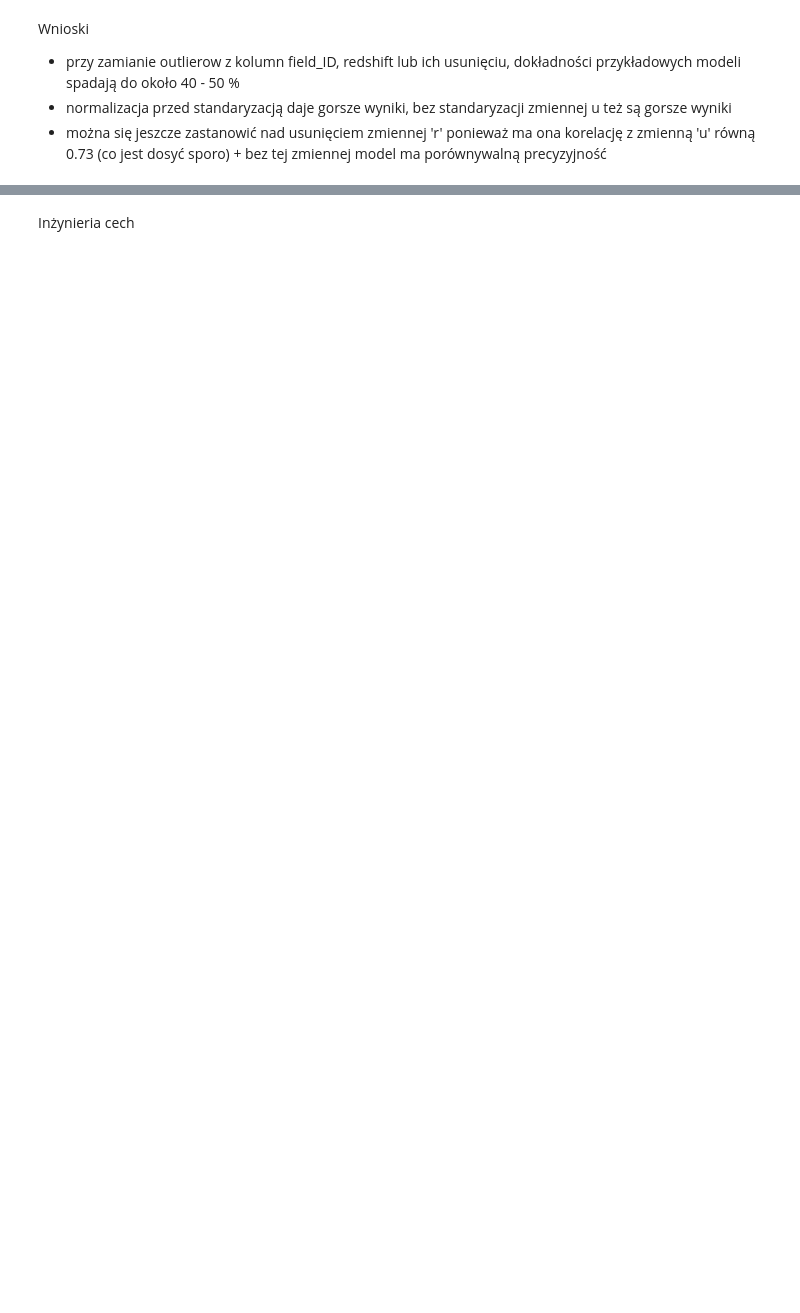
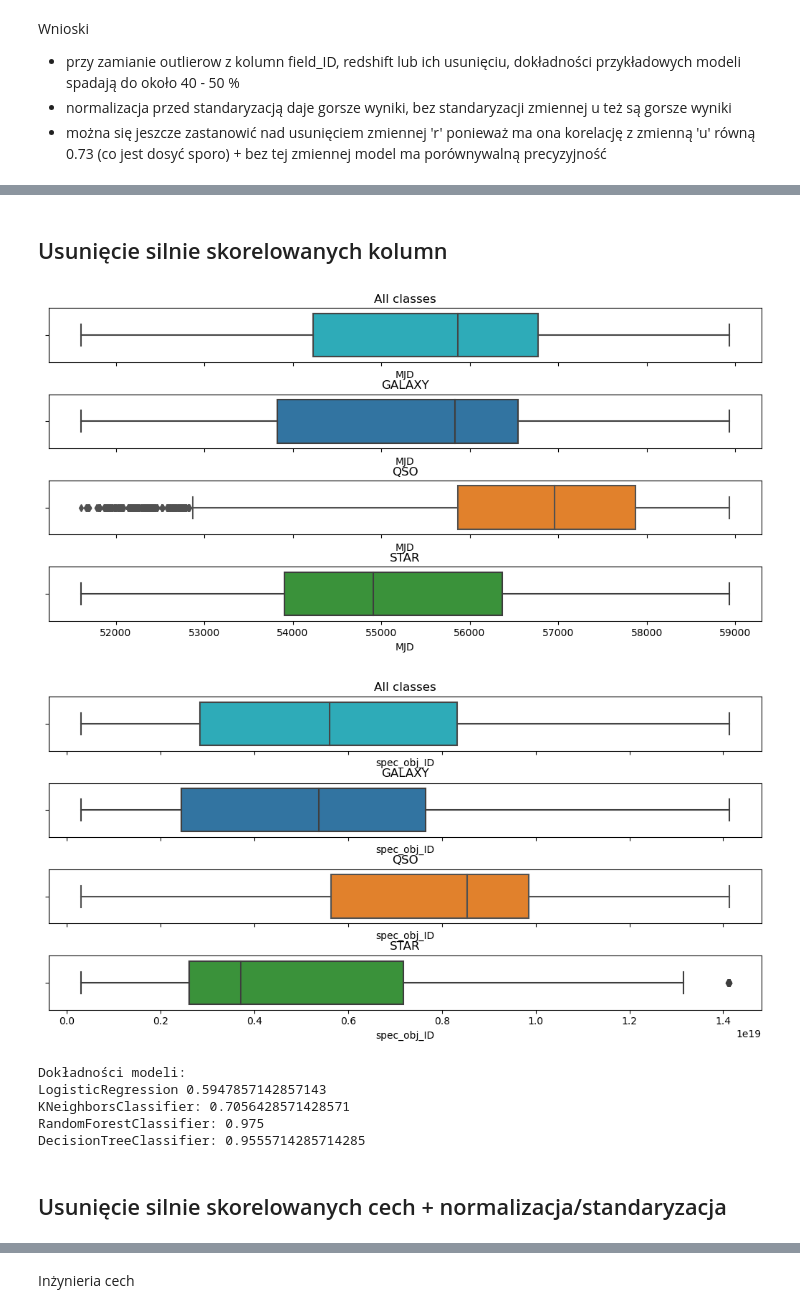
Before and after one commit to malgosiam2/WUM-Klasyfikacja, a Jupyter notebook: FeatureEngineering/budowa_krok_2_4.ipynb, the cells around one changed output, grey strips where cells are left out. Saved outputs shown, nothing was run; the diff lists cells and outputs as text; code cells hidden in the pictures; blank space fills up the shorter version.

```diff
--- a/FeatureEngineering/budowa_krok_2_4.ipynb
+++ b/FeatureEngineering/budowa_krok_2_4.ipynb
@@ -75,22 +126,22 @@ development_unit_df.head()
 # %% [markdown]
 ### Używane funkcje
 # %%
-def standard_distribution_info(variable_name):
-    fig, ax = plt.subplots(4, 1, figsize=(10, 10))
+def standard_distribution_info(variable_name, shareX):
+    fig, ax = plt.subplots(4, 1, sharex=shareX, figsize=(10, 5))
     sns.histplot(data=df, x=variable_name, color='#17becf', ax=ax[0]).set(title='All classes')
     sns.histplot(data=df[df['class']=='GALAXY'], x=variable_name, color='#1f77b4', ax=ax[1]).set(title='GALAXY')
     sns.histplot(data=df[df['class']=='QSO'], x=variable_name, color='#ff7f0e', ax=ax[2]).set(title='QSO')
     sns.histplot(data=df[df['class']=='STAR'], x=variable_name, color='#2ca02c', ax=ax[3]).set(title='STAR')
-    fig.tight_layout(pad=5.0)
+    fig.tight_layout(pad=0.0)
     fig.show()
 
-def standard_boxplot_info(variable_namem, show_text):
-    fig, ax = plt.subplots(4, 1, figsize=(10, 10))
+def standard_boxplot_info(variable_name, show_text):
+    fig, ax = plt.subplots(4, 1, sharex=True, figsize=(10, 5))
     sns.boxplot(data=df, x=variable_name, color='#17becf', ax=ax[0]).set(title='All classes')
     sns.boxplot(data=df[df['class']=='GALAXY'], x=variable_name, color='#1f77b4', ax=ax[1]).set(title='GALAXY')
     sns.boxplot(data=df[df['class']=='QSO'], x=variable_name, color='#ff7f0e', ax=ax[2]).set(title='QSO')
     sns.boxplot(data=df[df['class']=='STAR'], x=variable_name, color='#2ca02c', ax=ax[3]).set(title='STAR')
-    fig.tight_layout(pad=5.0)
+    fig.tight_layout(pad=0.0)
     fig.show()
     if (show_text):
         boxplot_info(variable_name)
@@ -191,11 +242,23 @@ def test_models(df):
     accuracy = accuracy_score(y_test, y_pred)
     print("RandomForestClassifier:", accuracy)
 
-    model = DecisionTreeClassifier(random_state=42)  # Ustawiamy random_state dla powtarzalności wyników
+    model = DecisionTreeClassifier(random_state=42)
     model.fit(X_train, y_train)
     y_pred = model.predict(X_test)
     accuracy = accuracy_score(y_test, y_pred)
     print("DecisionTreeClassifier:", accuracy)
+
+#     model = svm.SVC(kernel='linear')
+#     model.fit(X_train, y_train)
+#     y_pred = model.predict(X_test)
+#     accuracy = accuracy_score(y_test, y_pred)
+#     print("SVC:", accuracy)
+
+#     model = MLPClassifier(solver='lbfgs', alpha=1e-5, hidden_layer_sizes=(5, 2), random_state=42)
+#     model.fit(X_train, y_train)
+#     y_pred = model.predict(X_test)
+#     accuracy = accuracy_score(y_test, y_pred)
+#     print("MLPClassifier:", accuracy)
 # %% [markdown]
 # Inżynieria cech
 # %% [markdown]
@@ -331,0 +438,38 @@ modeli spadają do około 40 - 50 %
+# %% [markdown]
+## Usunięcie silnie skorelowanych kolumn
+# %%
+df = development_unit_df.copy()
+standard_boxplot_info('MJD', False)
+standard_boxplot_info('spec_obj_ID', False)
+# %% [output]
+[figure, added]
+[figure, added]
+# %%
+# Tworzenie kopii ramki danych
+df = development_unit_df.copy()
+
+# Modefikowanie cech
+
+# Usuwanie kolumn
+df = df.drop(['MJD'], axis = 1)
+df = df.drop(['g', 'r', 'i', 'z'], axis = 1)
+
+# Korekta outlierów
+
+# Zrównoważenie
+
+# Normalizacja
+
+# Standaryzacja
+
+# Informacje o ramce danych
+
+test_models(df)
+# %% [output]
+Dokładności modeli:
+LogisticRegression 0.5947857142857143
+KNeighborsClassifier: 0.7056428571428571
+RandomForestClassifier: 0.975
+DecisionTreeClassifier: 0.9555714285714285
+# %% [markdown]
+## Usunięcie silnie skorelowanych cech + normalizacja/standaryzacja
```
Also changed, not shown: parts of 23 cells of this notebook.
